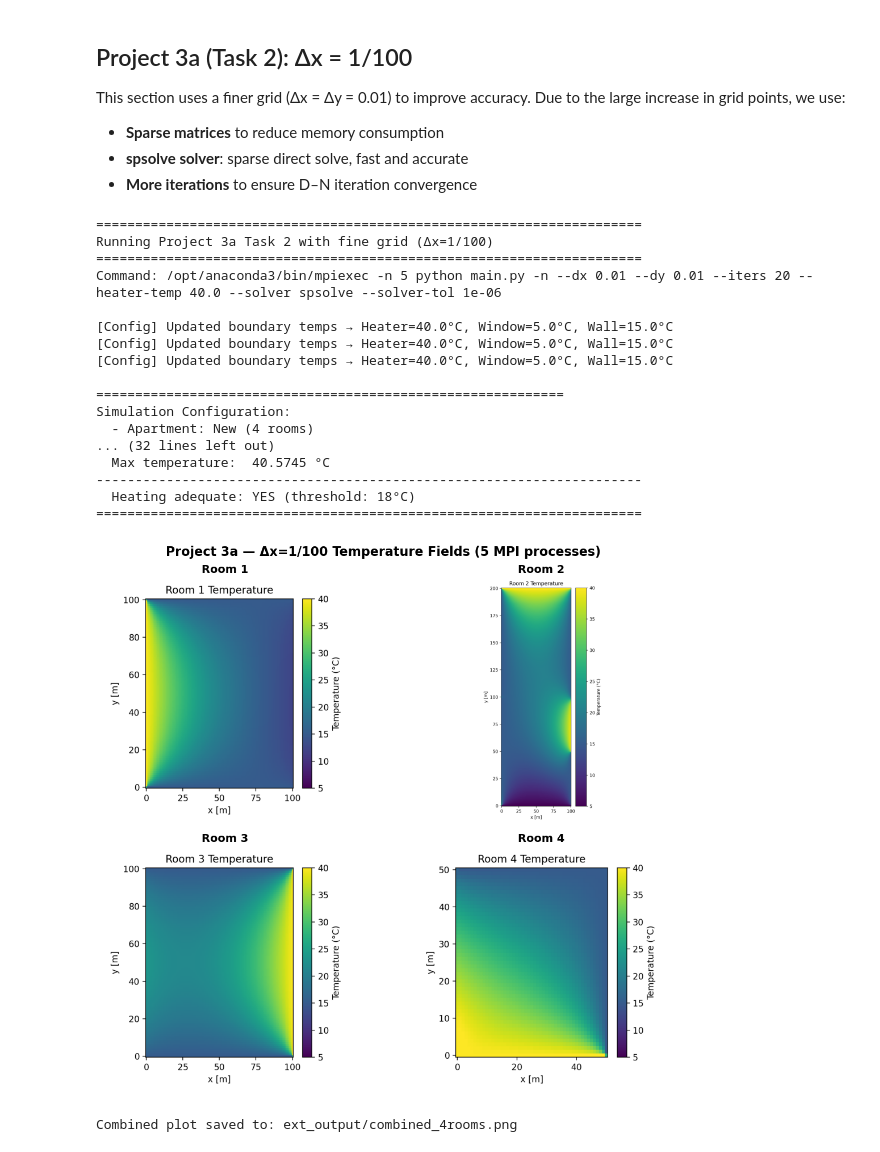
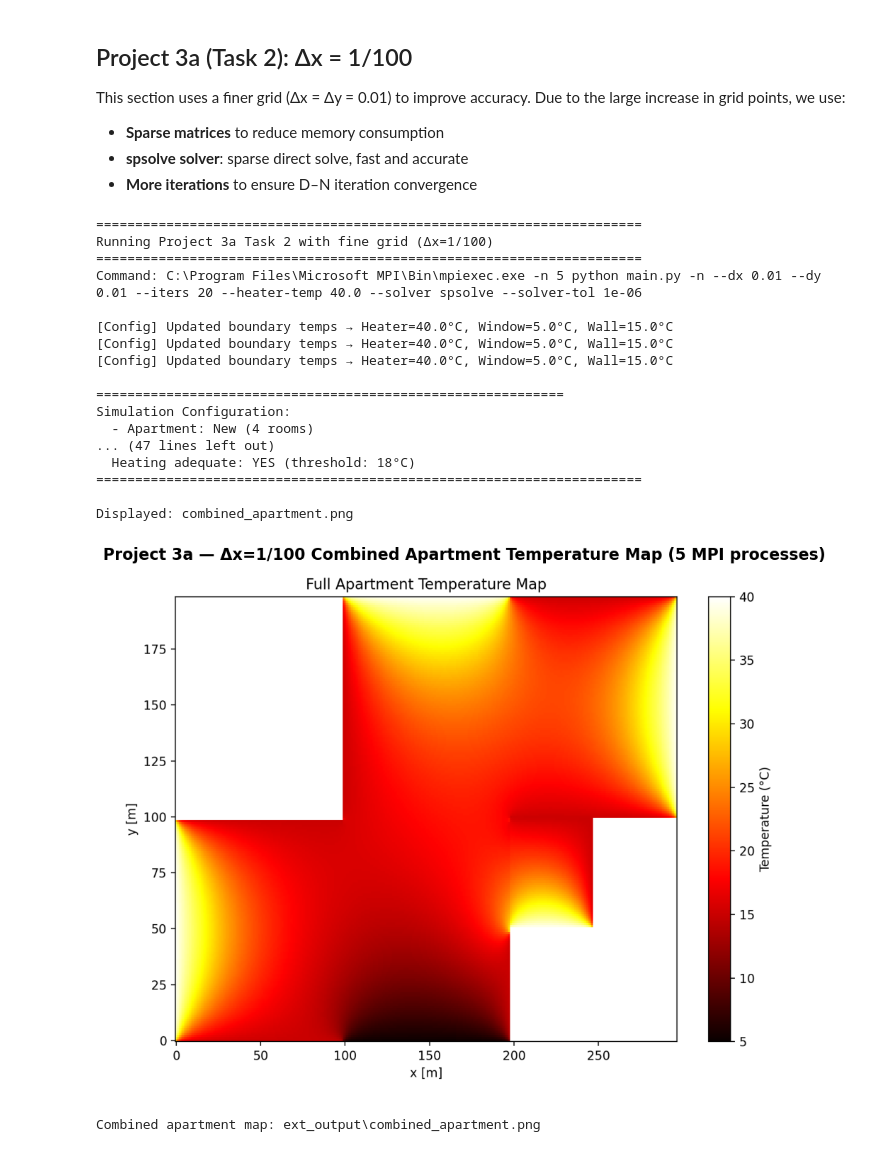
Before and after one commit to Jia0603/Project_3, a Jupyter notebook: project_3.ipynb, the cells around one changed output. Saved outputs shown, nothing was run; the diff lists cells and outputs as text; code cells hidden in the pictures.

```diff
--- a/project_3.ipynb
+++ b/project_3.ipynb
@@ -319,12 +301,13 @@ Heater(°C)   Iters    Procs    Apt Type     Mean T(°C)   Adequate?
 # %% [markdown]
 ## Project 3a — 2.5 rooms
 # %%
-cmd = [mpiexec, "-n", "5", "python", f"main.py", "-n"]
+# cmd = [mpiexec, "-n", "5", "python", f"main.py", "-n"]
 
-result = subprocess.run(cmd, check=True, stdout=subprocess.PIPE, stderr=subprocess.STDOUT, text=True)
+# result = subprocess.run(cmd, check=True, stdout=subprocess.PIPE, stderr=subprocess.STDOUT, text=True)
 
-print(result.stdout)
+# print(result.stdout)
 
-# # or you can use command below:
+# or you can use command below:
 # !mpiexec -n 5 python main.py -n
+!mpiexec -n 5 python -u main.py -n --iters 100 --heater-temp 40 --solver spsolve
 # %% [output]
@@ -455,57 +431,51 @@ u_max = float(all_vals.max())
 print("\n" + "="*70)
 print("Temperature Statistics (Δx=1/100, 5 MPI processes)")
 print("="*70)
 print(f"  Min temperature:  {u_min:.4f} °C")
 print(f"  Mean temperature: {u_mean:.4f} °C")
 print(f"  Max temperature:  {u_max:.4f} °C")
 print("-"*70)
 print(f"  Heating adequate: {'YES' if u_mean > 18.0 else 'NO'} (threshold: 18°C)")
 print("="*70 + "\n")
 
-# 4-room collage plot
-fig, axes = plt.subplots(2, 2, figsize=(12, 10))
-names = [
-    ("room1.png", "Room 1"),
-    ("room2.png", "Room 2"),
-    ("room3.png", "Room 3"),
-    ("room4.png", "Room 4")
-]
+# Display combined apartment image instead of individual rooms
+fig, ax = plt.subplots(1, 1, figsize=(12, 8))
+combined_file = "combined_apartment.png"
+path = os.path.join(ext_dir, combined_file)
 
-for ax, (fname, title) in zip(axes.ravel(), names):
-    path = os.path.join(ext_dir, fname)
-    if os.path.exists(path):
-        img = imread(path)
-        ax.imshow(img)
-        ax.set_title(title, fontsize=14, fontweight='bold')
-    else:
-        ax.text(0.5, 0.5, f"Missing:\n{fname}",
-                ha='center', va='center', fontsize=12, color='red')
+if os.path.exists(path):
+    img = imread(path)
+    ax.imshow(img)
+    ax.set_title("Project 3a — Δx=1/100 Combined Apartment Temperature Map (5 MPI processes)",
+                 fontsize=16, fontweight='bold')
+    ax.axis('off')
+    print(f"Displayed: {combined_file}")
+else:
+    ax.text(0.5, 0.5, f"Missing:\n{combined_file}",
+            ha='center', va='center', fontsize=12, color='red')
     ax.axis('off')
 
-fig.suptitle("Project 3a — Δx=1/100 Temperature Fields (5 MPI processes)",
-             fontsize=16, fontweight='bold', y=0.98)
 plt.tight_layout()
-plt.savefig(os.path.join(ext_dir, "combined_4rooms.png"), dpi=150, bbox_inches='tight')
 plt.show()
 
-print(f"Combined plot saved to: {os.path.join(ext_dir, 'combined_4rooms.png')}")
+print(f"Combined apartment map: {os.path.join(ext_dir, combined_file)}")
 # %% [output]
 ======================================================================
 Running Project 3a Task 2 with fine grid (Δx=1/100)
 ======================================================================
-Command: /opt/anaconda3/bin/mpiexec -n 5 python main.py -n --dx 0.01 --dy 0.01 --iters 20 --heater-temp 40.0 --solver spsolve --solver-tol 1e-06
+Command: C:\Program Files\Microsoft MPI\Bin\mpiexec.exe -n 5 python main.py -n --dx 0.01 --dy 0.01 --iters 20 --heater-temp 40.0 --solver spsolve --solver-tol 1e-06
 
 [Config] Updated boundary temps → Heater=40.0°C, Window=5.0°C, Wall=15.0°C
 [Config] Updated boundary temps → Heater=40.0°C, Window=5.0°C, Wall=15.0°C
 [Config] Updated boundary temps → Heater=40.0°C, Window=5.0°C, Wall=15.0°C
 
 ============================================================
 Simulation Configuration:
   - Apartment: New (4 rooms)
-... (32 lines left out)
-  Max temperature:  40.5745 °C
-----------------------------------------------------------------------
+... (47 lines left out)
   Heating adequate: YES (threshold: 18°C)
 ======================================================================
+
+Displayed: combined_apartment.png
-[figure, old version]
+[figure, new version]
-Combined plot saved to: ext_output/combined_4rooms.png
+Combined apartment map: ext_output\combined_apartment.png
```
Also changed, not shown: parts of 6 cells of this notebook, 25 other files.
